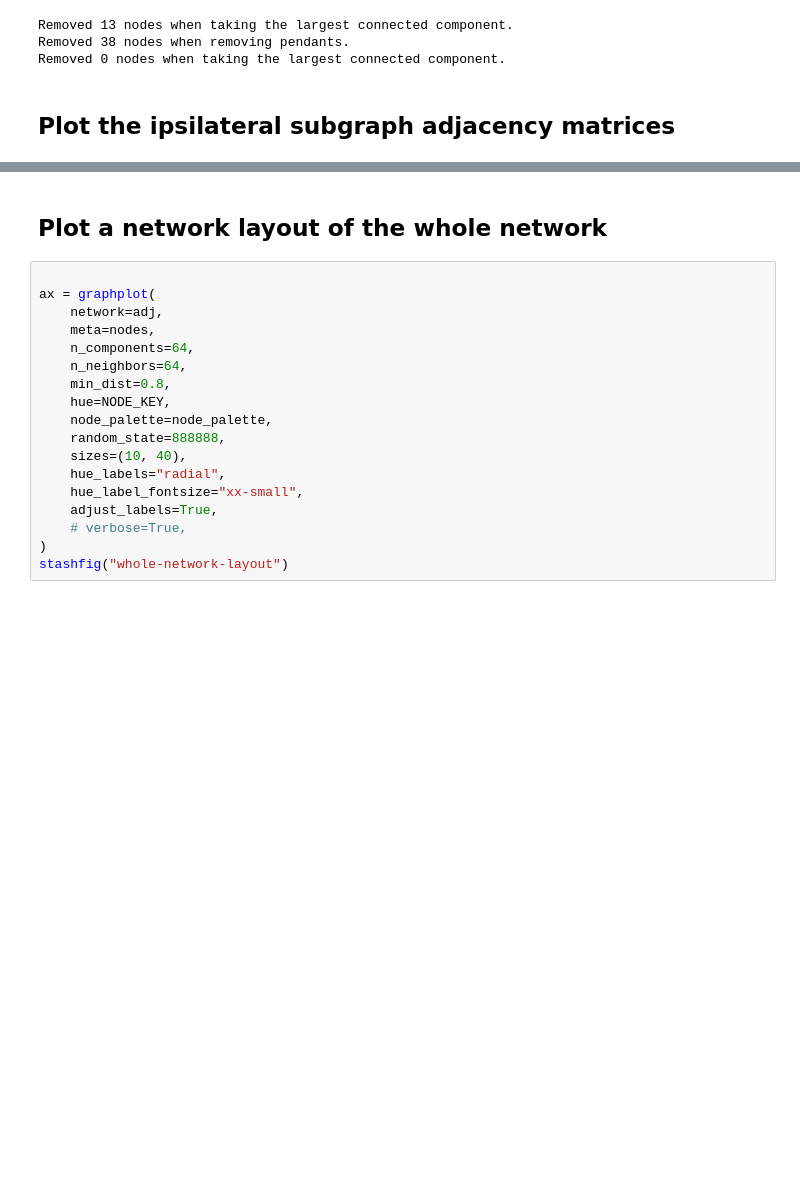
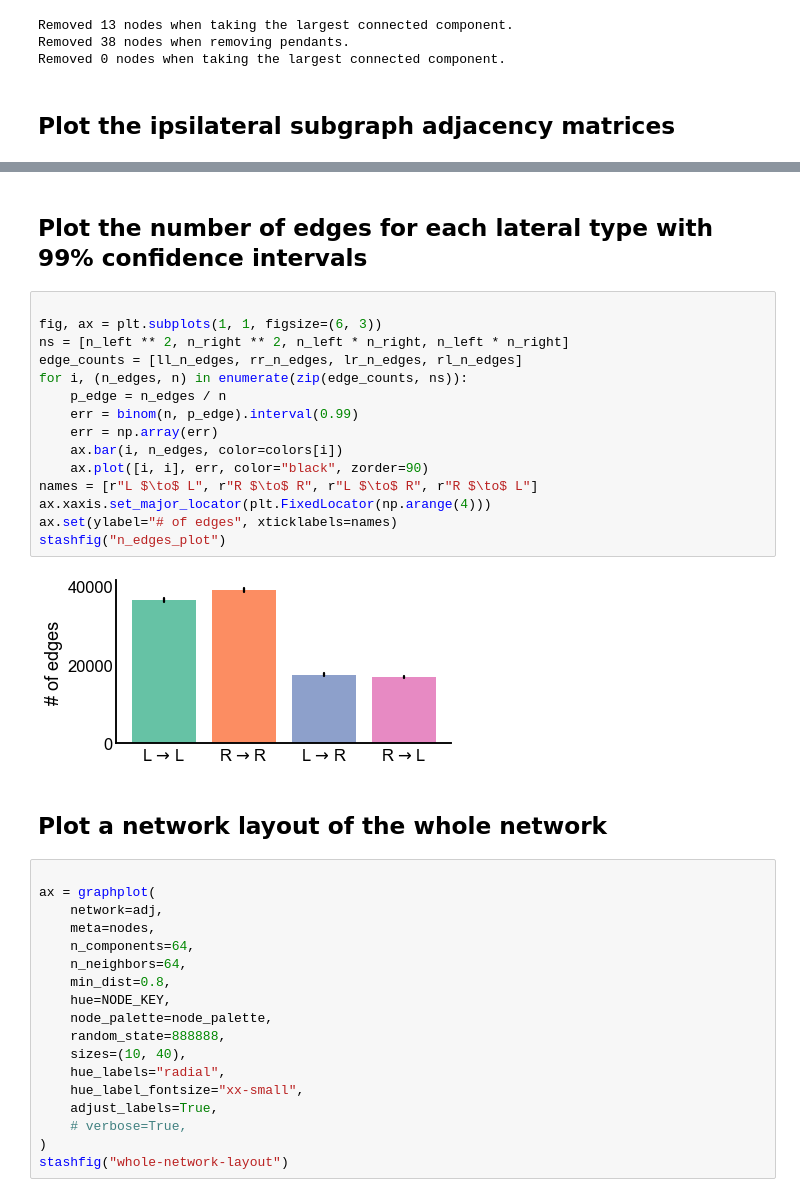
Before and after one commit to neurodata/maggot_connectome, a Jupyter notebook: docs/look_at_it.ipynb, the cells around one changed output, grey strips where cells are left out. Saved outputs shown, nothing was run; the diff lists cells and outputs as text; blank space fills up the shorter version.

```diff
--- a/docs/look_at_it.ipynb
+++ b/docs/look_at_it.ipynb
@@ -138,3 +184,22 @@ stashfig("adj-degree-sort")
+# %% [markdown]
+## Plot the number of edges for each lateral type with 99% confidence intervals
+# %%
+
+fig, ax = plt.subplots(1, 1, figsize=(6, 3))
+ns = [n_left ** 2, n_right ** 2, n_left * n_right, n_left * n_right]
+edge_counts = [ll_n_edges, rr_n_edges, lr_n_edges, rl_n_edges]
+for i, (n_edges, n) in enumerate(zip(edge_counts, ns)):
+    p_edge = n_edges / n
+    err = binom(n, p_edge).interval(0.99)
+    err = np.array(err)
+    ax.bar(i, n_edges, color=colors[i])
+    ax.plot([i, i], err, color="black", zorder=90)
+names = [r"L $\to$ L", r"R $\to$ R", r"L $\to$ R", r"R $\to$ L"]
+ax.xaxis.set_major_locator(plt.FixedLocator(np.arange(4)))
+ax.set(ylabel="# of edges", xticklabels=names)
+stashfig("n_edges_plot")
+# %% [output]
+[figure, added]
 # %% [markdown]
 ## Plot a network layout of the whole network
 # %%
```
Also changed, not shown: parts of 9 cells of this notebook, 1 other file.
